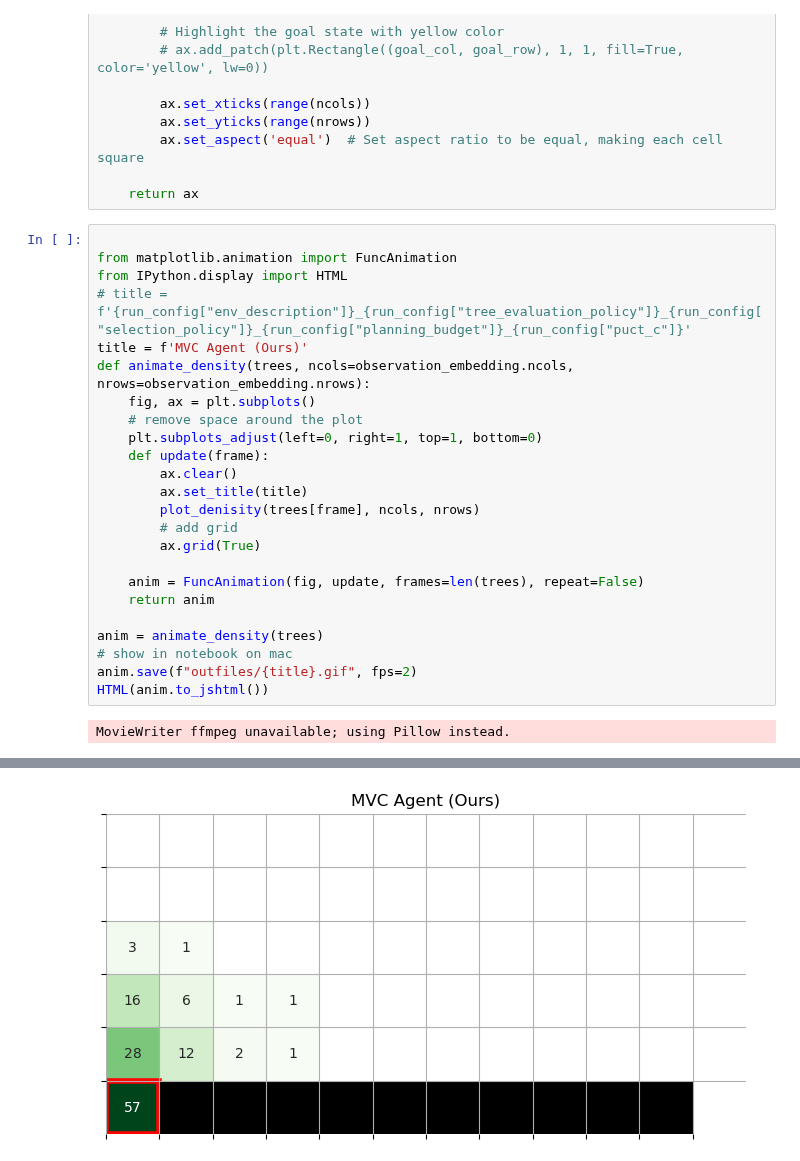
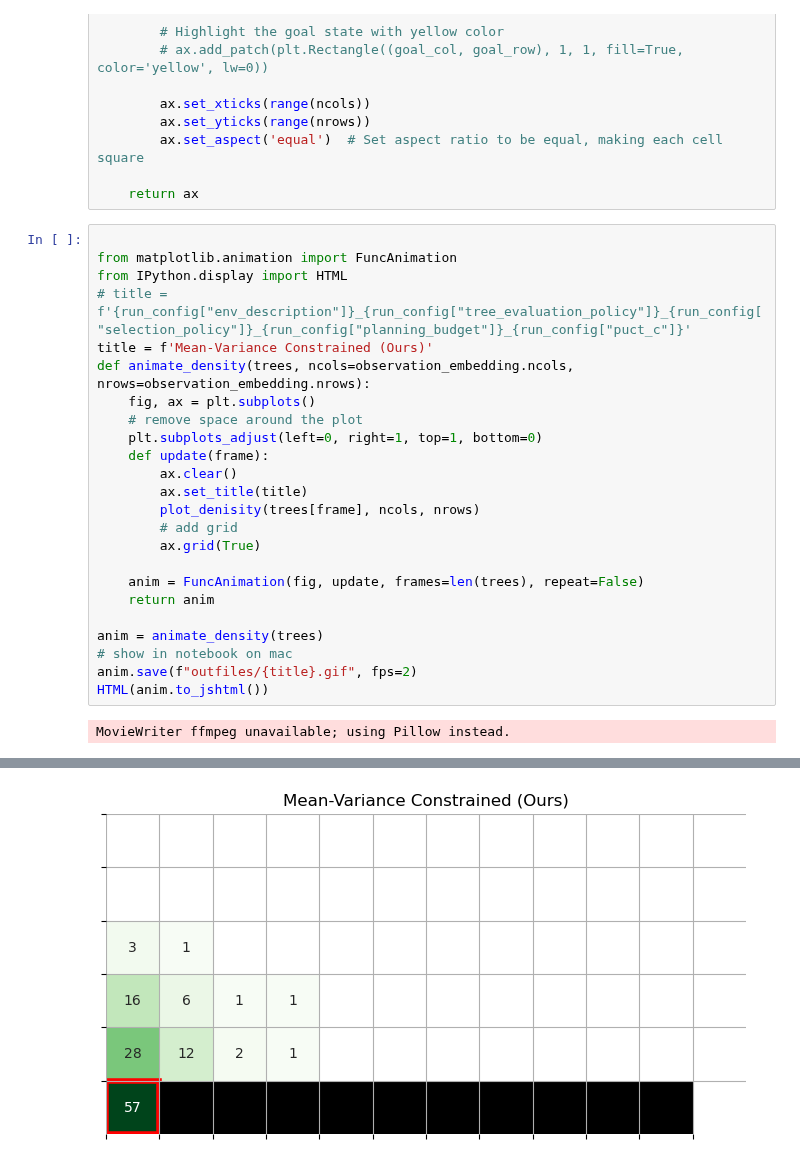
Before and after one commit to albinjal/GeneralAlphaZero, a Jupyter notebook: notebooks/cliff_plot_trees.ipynb, the cells around one changed output, grey strips where cells are left out. Saved outputs shown, nothing was run; the diff lists cells and outputs as text.

```diff
--- a/notebooks/cliff_plot_trees.ipynb
+++ b/notebooks/cliff_plot_trees.ipynb
@@ -113,28 +113,28 @@ def plot_denisity(tree: Node, ncols=ncols, nrows=nrows):
 # %%
 
 from matplotlib.animation import FuncAnimation
 from IPython.display import HTML
 # title = f'{run_config["env_description"]}_{run_config["tree_evaluation_policy"]}_{run_config["selection_policy"]}_{run_config["planning_budget"]}_{run_config["puct_c"]}'
-title = f'MVC Agent (Ours)'
+title = f'Mean-Variance Constrained (Ours)'
 def animate_density(trees, ncols=observation_embedding.ncols, nrows=observation_embedding.nrows):
     fig, ax = plt.subplots()
     # remove space around the plot
     plt.subplots_adjust(left=0, right=1, top=1, bottom=0)
     def update(frame):
         ax.clear()
         ax.set_title(title)
         plot_denisity(trees[frame], ncols, nrows)
         # add grid
         ax.grid(True)
 
     anim = FuncAnimation(fig, update, frames=len(trees), repeat=False)
     return anim
 
 anim = animate_density(trees)
 # show in notebook on mac
 anim.save(f"outfiles/{title}.gif", fps=2)
 HTML(anim.to_jshtml())
 # %% [output]
 MovieWriter ffmpeg unavailable; using Pillow instead.
 [interactive output not drawn]
-[figure, old version]
+[figure, new version]
```
Also changed, not shown: 3 other files.
